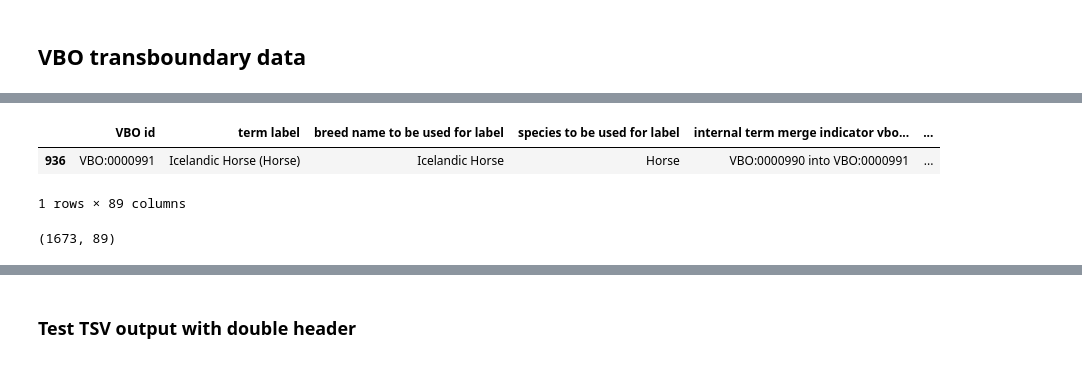
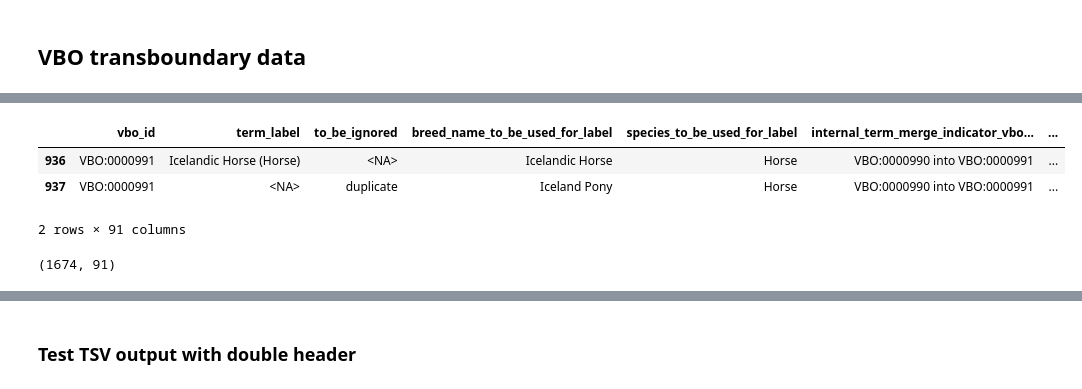
Before and after one commit to monarch-initiative/vertebrate-breed-ontology, a Jupyter notebook: src/scripts/dadis_matching.ipynb, the cells around one changed output, grey strips where cells are left out. Saved outputs shown, nothing was run; the diff lists cells and outputs as text; code cells hidden in the pictures.

```diff
--- a/src/scripts/dadis_matching.ipynb
+++ b/src/scripts/dadis_matching.ipynb
@@ -274,7 +281,7 @@ VBO_TRANSBOUNDARY_FILENAME = "data/dadistransbound.tsv"
 # %%
 vbo_transboundary = pd.read_table(VBO_TRANSBOUNDARY_FILENAME, skiprows=[1]).convert_dtypes()
 # Drop problematic entry: VBO:0000991 - Icelandic Horse/Iceland Pony
-dup_entry = (vbo_transboundary["VBO id"] == "VBO:0000991") & (vbo_transboundary["term label"].isna())
-vbo_transboundary = vbo_transboundary.loc[~ dup_entry, :]
+#dup_entry = (vbo_transboundary["VBO id"] == "VBO:0000991") & (vbo_transboundary["term label"].isna())
+#vbo_transboundary = vbo_transboundary.loc[~ dup_entry, :]
 vbo_transboundary.head()
 # %% [output]
@@ -288,10 +315,11 @@ vbo_transboundary.head()
 # %%
-vbo_transboundary.loc[vbo_transboundary["VBO id"] == "VBO:0000991", :]
+vbo_transboundary.loc[vbo_transboundary["vbo_id"] == "VBO:0000991", :]
 # %% [output]
-|  | VBO id | term label | breed name to be used for label | species to be used for label | internal term merge indicator vbo... | ... |
-| 936 | VBO:0000991 | Icelandic Horse (Horse) | Icelandic Horse | Horse | VBO:0000990 into VBO:0000991 | ... |
+|  | vbo_id | term_label | to_be_ignored | breed_name_to_be_used_for_label | species_to_be_used_for_label | internal_term_merge_indicator_vbo... | ... |
+| 936 | VBO:0000991 | Icelandic Horse (Horse) | <NA> | Icelandic Horse | Horse | VBO:0000990 into VBO:0000991 | ... |
+| 937 | VBO:0000991 | <NA> | duplicate | Iceland Pony | Horse | VBO:0000990 into VBO:0000991 | ... |
-1 rows × 89 columns
+2 rows × 91 columns
 # %%
 vbo_transboundary.shape
 # %% [output]
-(1673, 89)
+(1674, 91)
```
Also changed, not shown: parts of 36 cells of this notebook.
